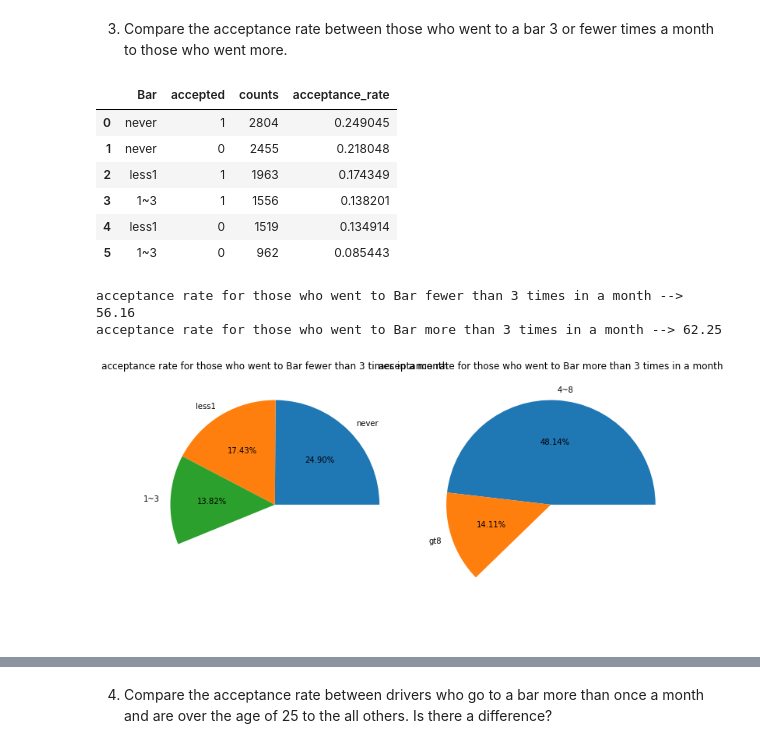
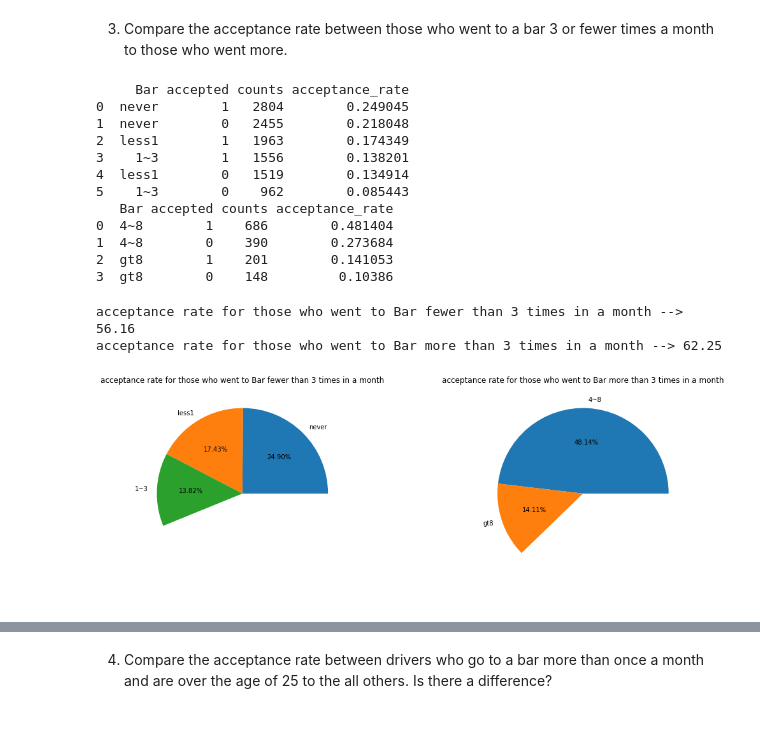
Before and after one commit to spiderweb2828/AIML-Assignment1, a Jupyter notebook: prompt.ipynb, the cells around one changed output, grey strips where cells are left out. Cells and saved outputs as stored; diff of their text form; code cells hidden in the pictures.

```diff
--- a/prompt.ipynb
+++ b/prompt.ipynb
@@ -318,32 +316,38 @@ set_3_1_df = pd.DataFrame(set_3_1.value_counts().reset_index().values,columns=['
 set_3_2_df = pd.DataFrame(set_3_2.value_counts().reset_index().values,columns=['Bar','accepted','counts'])
 set_3_1_df['acceptance_rate'] = (set_3_1_df['counts'] / set_3_1_df['counts'].sum())
 set_3_2_df['acceptance_rate'] = (set_3_2_df['counts'] / set_3_2_df['counts'].sum())
-# %%
-set_3_1_df
-# %% [output]
-|  | Bar | accepted | counts | acceptance_rate |
-| 0 | never | 1 | 2804 | 0.249045 |
-| 1 | never | 0 | 2455 | 0.218048 |
-| 2 | less1 | 1 | 1963 | 0.174349 |
-| 3 | 1~3 | 1 | 1556 | 0.138201 |
-| 4 | less1 | 0 | 1519 | 0.134914 |
-| 5 | 1~3 | 0 | 962 | 0.085443 |
+# %%
+print(set_3_1_df.head(10))
+print(set_3_2_df.head(10))
+# %% [output]
+     Bar accepted counts acceptance_rate
+0  never        1   2804        0.249045
+1  never        0   2455        0.218048
+2  less1        1   1963        0.174349
+3    1~3        1   1556        0.138201
+4  less1        0   1519        0.134914
+5    1~3        0    962        0.085443
+   Bar accepted counts acceptance_rate
+0  4~8        1    686        0.481404
+1  4~8        0    390        0.273684
+2  gt8        1    201        0.141053
+3  gt8        0    148         0.10386
 # %%
 print('acceptance rate for those who went to Bar fewer than 3 times in a month -->', round(set_3_1_df[set_3_1_df['accepted']==1]['acceptance_rate'].sum()*100,2))
 print('acceptance rate for those who went to Bar more than 3 times in a month -->',round(set_3_2_df[set_3_2_df['accepted']==1]['acceptance_rate'].sum()*100,2))
-plt.figure(figsize = (10, 10))
+plt.figure(figsize = (15, 10))
 plt.subplot(221)
 accepted = set_3_1_df[set_3_1_df['accepted']==1]
 plt.pie(accepted['acceptance_rate'], labels=accepted['Bar'],normalize=False, autopct='%.2f%%')
 plt.title('acceptance rate for those who went to Bar fewer than 3 times in a month')
 plt.tight_layout()
 
 plt.subplot(222)
 accepted = set_3_2_df[set_3_2_df['accepted']==1]
 plt.pie(accepted['acceptance_rate'], labels=accepted['Bar'],normalize=False, autopct='%.2f%%')
 plt.title('acceptance rate for those who went to Bar more than 3 times in a month')
 plt.tight_layout()
 # %% [output]
 acceptance rate for those who went to Bar fewer than 3 times in a month --> 56.16
 acceptance rate for those who went to Bar more than 3 times in a month --> 62.25
-[figure, old version]
+[figure, new version]
```
Also changed, not shown: parts of 13 cells of this notebook.
